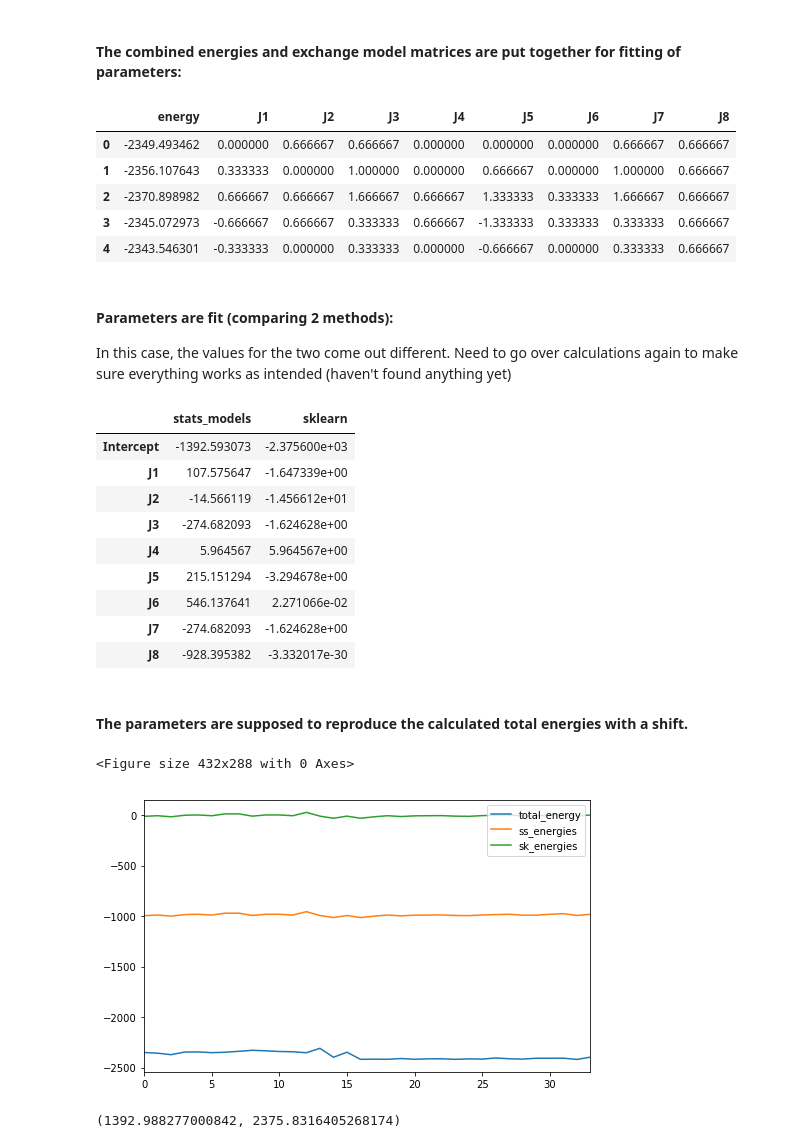
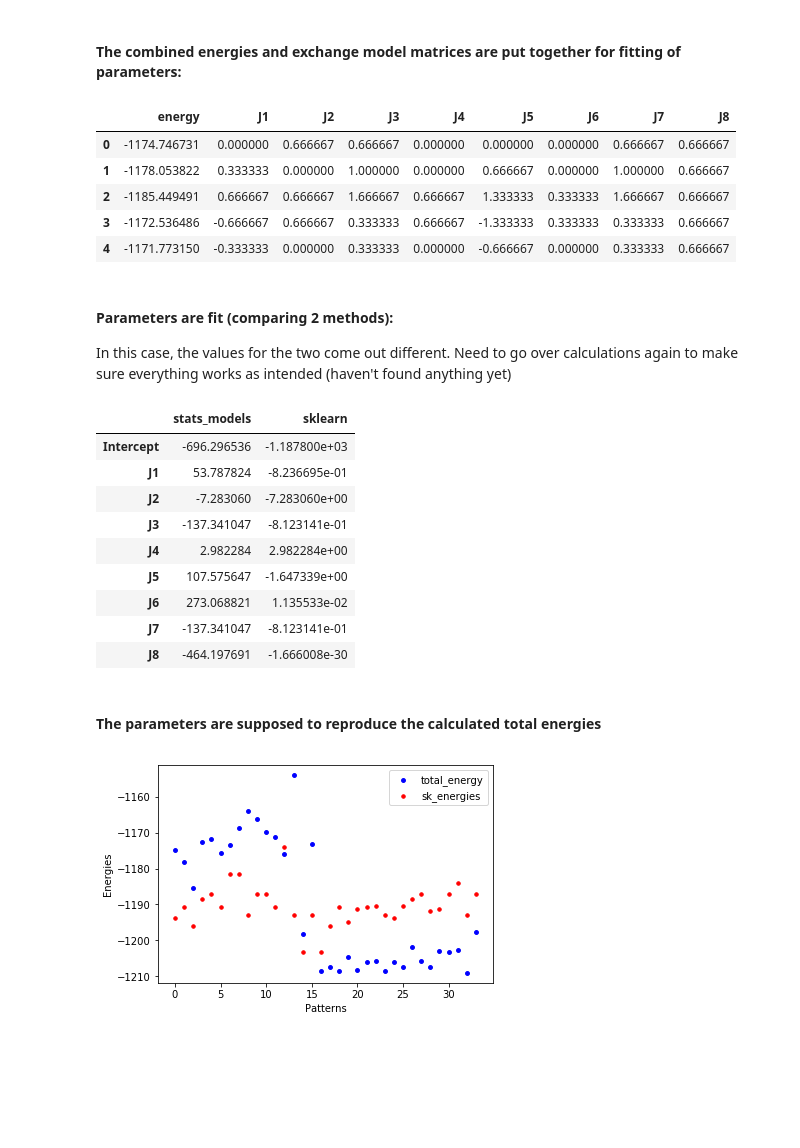
Before and after one commit to Mason-DataMaterials/spyns, a Jupyter notebook: MnAu2/MnAu2_Neighbor_Selection.ipynb, the cells around one changed output. Drawn from its saved outputs; the diff is of its cells as text; code cells hidden in the pictures; blank space fills up the shorter version.

Commit message:
mse and R^2 calculations, updating energies with corrected structures and neighbormodel

```diff
--- a/MnAu2/MnAu2_Neighbor_Selection.ipynb
+++ b/MnAu2/MnAu2_Neighbor_Selection.ipynb
@@ -252,7 +254,7 @@ def ModelMatrix(qe_energies, exchange_model):
         .assign(energy = lambda x:
             (x["total_energy"] -
              np.float64(x.query("pattern == 'nm'").loc[:, "total_energy"])) *
-            1000 * units.Ha_to_eV / x["num_sites"])  \
+            1000 * units.Ry_to_eV / x["num_sites"])  \
         .merge(exchange_model, on=["pattern"]) \
         .query("pattern != 'nm'") \
         .assign(J1 = lambda x: x["J1"]) \
@@ -275,11 +277,11 @@ model_matrix.head()
 #model_matrix.tail()
 # %% [output]
 |  | energy | J1 | J2 | J3 | J4 | J5 | J6 | J7 | J8 |
-| 0 | -2349.493462 | 0.000000 | 0.666667 | 0.666667 | 0.000000 | 0.000000 | 0.000000 | 0.666667 | 0.666667 |
-| 1 | -2356.107643 | 0.333333 | 0.000000 | 1.000000 | 0.000000 | 0.666667 | 0.000000 | 1.000000 | 0.666667 |
-| 2 | -2370.898982 | 0.666667 | 0.666667 | 1.666667 | 0.666667 | 1.333333 | 0.333333 | 1.666667 | 0.666667 |
-| 3 | -2345.072973 | -0.666667 | 0.666667 | 0.333333 | 0.666667 | -1.333333 | 0.333333 | 0.333333 | 0.666667 |
-| 4 | -2343.546301 | -0.333333 | 0.000000 | 0.333333 | 0.000000 | -0.666667 | 0.000000 | 0.333333 | 0.666667 |
+| 0 | -1174.746731 | 0.000000 | 0.666667 | 0.666667 | 0.000000 | 0.000000 | 0.000000 | 0.666667 | 0.666667 |
+| 1 | -1178.053822 | 0.333333 | 0.000000 | 1.000000 | 0.000000 | 0.666667 | 0.000000 | 1.000000 | 0.666667 |
+| 2 | -1185.449491 | 0.666667 | 0.666667 | 1.666667 | 0.666667 | 1.333333 | 0.333333 | 1.666667 | 0.666667 |
+| 3 | -1172.536486 | -0.666667 | 0.666667 | 0.333333 | 0.666667 | -1.333333 | 0.333333 | 0.333333 | 0.666667 |
+| 4 | -1171.773150 | -0.333333 | 0.000000 | 0.333333 | 0.000000 | -0.666667 | 0.000000 | 0.333333 | 0.666667 |
 # %% [markdown]
 #### Parameters are fit (comparing 2 methods):
 
@@ -307,47 +309,48 @@ exchange_parameters.to_csv("data/mnau2_exchange_parameters.select_neighbors.txt"
 exchange_parameters
 # %% [output]
 |  | stats_models | sklearn |
-| Intercept | -1392.593073 | -2.375600e+03 |
-| J1 | 107.575647 | -1.647339e+00 |
-| J2 | -14.566119 | -1.456612e+01 |
-| J3 | -274.682093 | -1.624628e+00 |
-| J4 | 5.964567 | 5.964567e+00 |
-| J5 | 215.151294 | -3.294678e+00 |
-| J6 | 546.137641 | 2.271066e-02 |
-| J7 | -274.682093 | -1.624628e+00 |
-| J8 | -928.395382 | -3.332017e-30 |
+| Intercept | -696.296536 | -1.187800e+03 |
+| J1 | 53.787824 | -8.236695e-01 |
+| J2 | -7.283060 | -7.283060e+00 |
+| J3 | -137.341047 | -8.123141e-01 |
+| J4 | 2.982284 | 2.982284e+00 |
+| J5 | 107.575647 | -1.647339e+00 |
+| J6 | 273.068821 | 1.135533e-02 |
+| J7 | -137.341047 | -8.123141e-01 |
+| J8 | -464.197691 | -1.666008e-30 |
 # %% [markdown]
-#### The parameters are supposed to reproduce the calculated total energies with a shift.
+#### The parameters are supposed to reproduce the calculated total energies
 # %%
 sk_par = lm_exchange_parameters.drop(lm_exchange_parameters.index[0])
+sk_intercept = lm_exchange_parameters["sklearn"].values[0]
 ss_par = smf_exchange_parameters.drop(smf_exchange_parameters.index[0])
-
+ss_intercept = smf_exchange_parameters["stats_models"].values[0]
 par_table =["J1", "J2", "J3", "J4", "J5", "J6", "J7", "J8"]
 neighbor_energies = model_matrix[par_table].copy().reset_index(drop=True)
 
 a = neighbor_energies.values
 
 b = ss_par.transpose().values
-ss_energies = np.sum(a*b, axis =1 )
+ss_energies = np.sum(a*b, axis =1 ) + ss_intercept
 
 b = sk_par.transpose().values
-sk_energies = np.sum(a*b, axis =1 )
+sk_energies = np.sum(a*b, axis =1 ) + sk_intercept
 
 energies = pd.DataFrame()
 energies["total_energy"] = model_matrix["energy"]
 energies["ss_energies"] = ss_energies
 energies["sk_energies"] = sk_energies
 
-import matplotlib.pyplot as plt
+
 #features=["total_energy", "ss_energy", "sk_energy"]
-plt.figure()
-energies.plot( figsize=(8,5));
+x = range(len(energies))
+fig = plt.figure()
+ax = fig.add_subplot(111)
+ax.scatter(x, energies.total_energy, s=15, c='b', label='total_energy')
+ax.scatter(x, energies.sk_energies, s=12, c='r', label='sk_energies')
+plt.ylabel('Energies')
+plt.xlabel('Patterns')
+plt.legend();
 plt.show()
 # %% [output]
-<Figure size 432x288 with 0 Axes>
-[figure, old version]
+[figure, new version]
-# %%
-from sklearn.metrics import mean_squared_error as mse
-np.sqrt(mse(energies["total_energy"], energies["ss_energies"])), np.sqrt(mse(energies["total_energy"], energies["sk_energies"]))
-# %% [output]
-(1392.988277000842, 2375.8316405268174)
```
Also changed, not shown: parts of 24 cells of this notebook, 1 other file.
